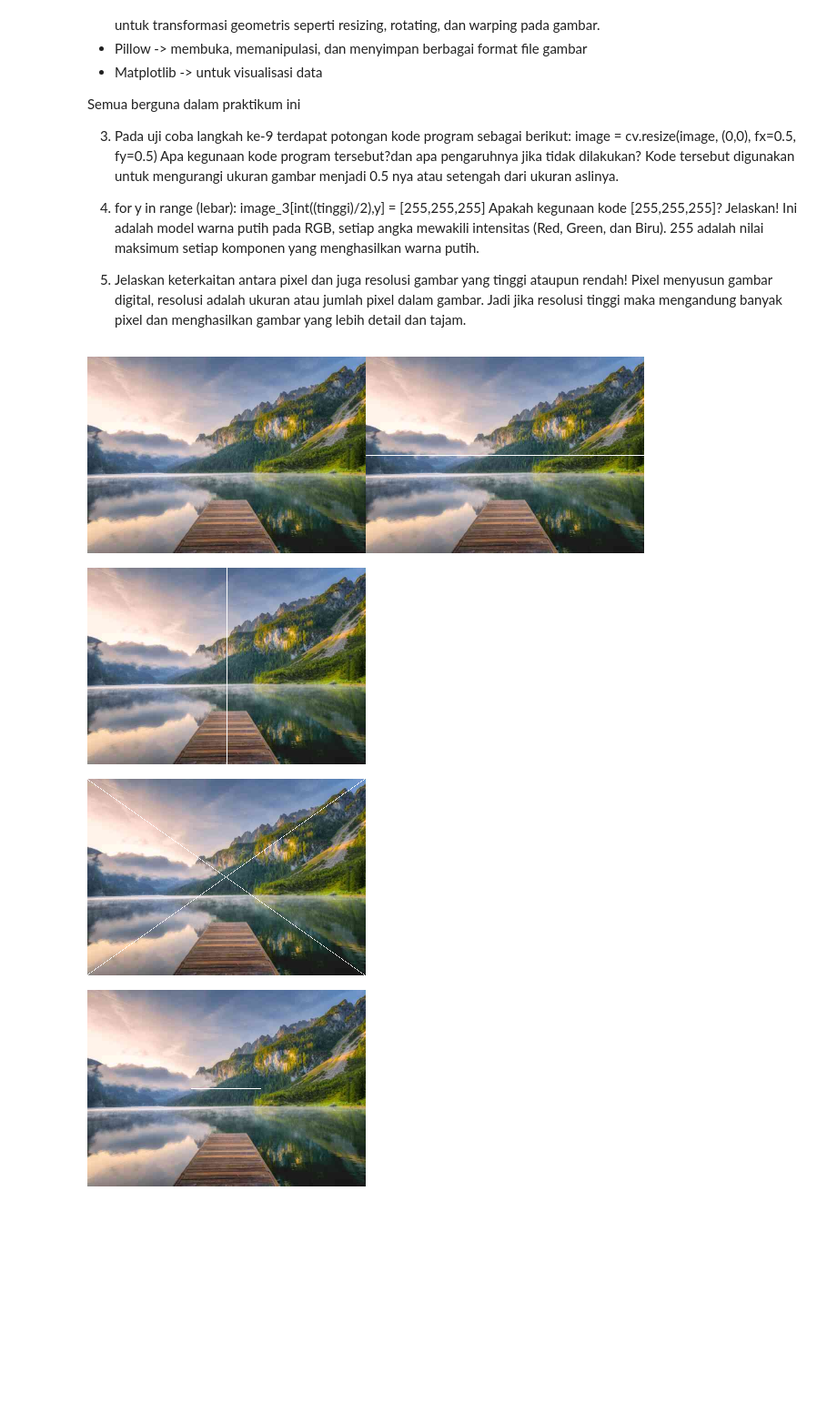
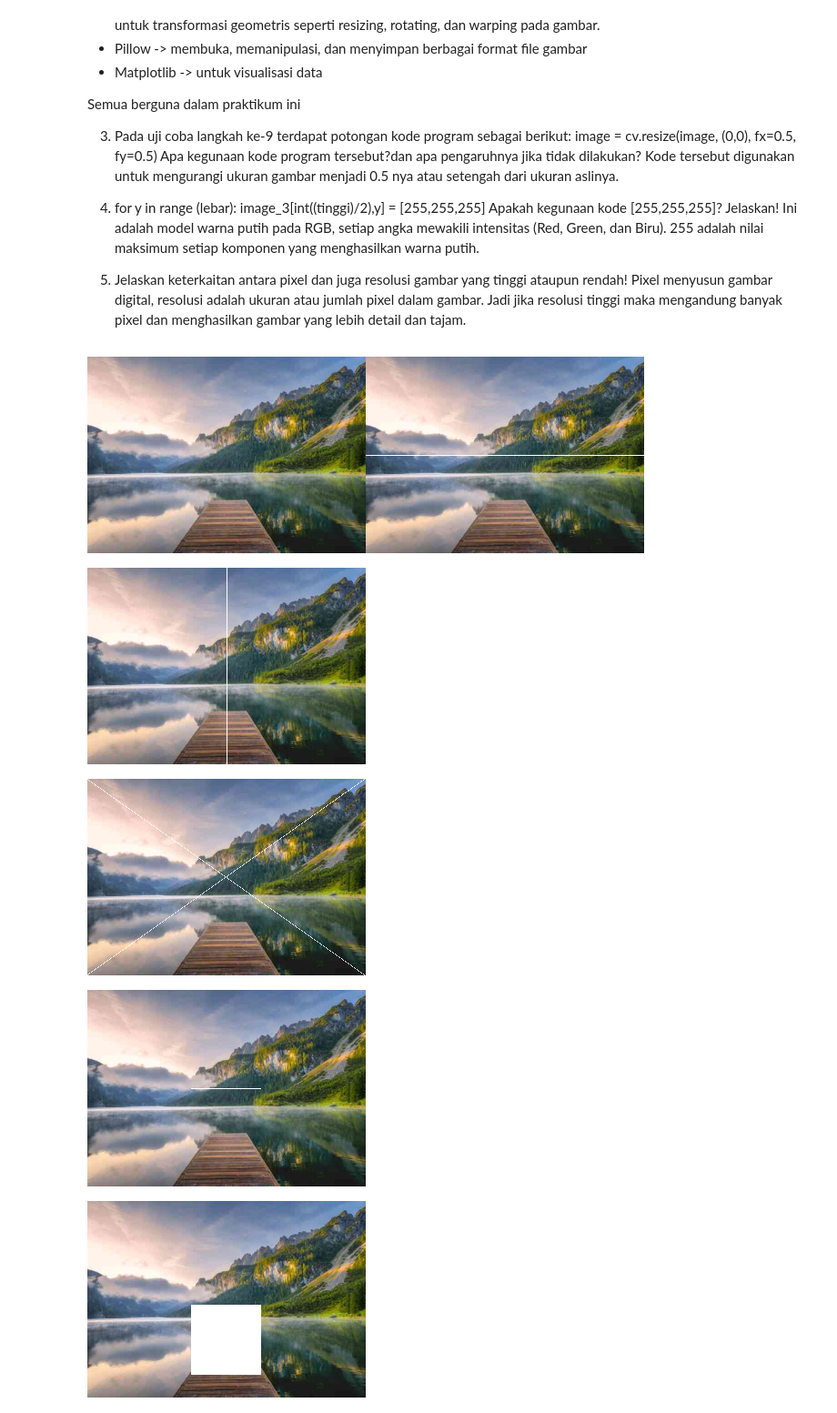
Before and after one commit to hunn99/PCVK_Ganjil_2024, a Jupyter notebook: Week1.ipynb, the cells around one changed output. Shown at 91% size. Cells and saved outputs as stored; diff of their text form; code cells hidden in the pictures; blank space fills up the shorter version.

Commit message:
tugas kumpulan pixel warna putih

```diff
--- a/Week1.ipynb
+++ b/Week1.ipynb
@@ -77,36 +77,51 @@ cv2_imshow(final_frame)
 
 image_4 = cv.cvtColor(image, cv.COLOR_BGR2RGB)
 #Buat garis vertikal
 for y in range (tinggi):
   image_4[y, int((lebar)/2)] = [255,255,255]
 cv2_imshow(image_4)
 
 image_5 = cv.cvtColor(image, cv.COLOR_BGR2RGB)
 #Buat garis diagonal
+# for y in range(tinggi):
+#   x = int(lebar/tinggi*y)
+#   image_5[y, x] = [255,255,255]
+
+# for y in range(tinggi):
+#   x = int((lebar/tinggi)*(tinggi-y-1))
+#   image_5[y, x] = [255,255,255]
+
+#Cara kedua digabung
 for y in range(tinggi):
-  x = int(lebar/tinggi*y)
-  image_5[y, x] = [255,255,255]
-
-for y in range(tinggi):
-  x = int((lebar/tinggi)*(tinggi-y-1))
-  image_5[y, x] = [255,255,255]
+  image_5[y, int(lebar/tinggi*y)] = [255,255,255]
+  image_5[y, int((lebar/tinggi)*(tinggi-y-1))] = [255,255,255]
 
 cv2_imshow(image_5)
 
 image_6 = cv.cvtColor(image, cv.COLOR_BGR2RGB)
 #Buat garis horizontal di tengah dengan panjang tertentu
 garis_tengah = tinggi/2
 panjang_garis = lebar/4
 
 titik_awal = (lebar - panjang_garis)/2
 titik_akhir = titik_awal + panjang_garis
 
 for y in range(int(titik_awal), int(titik_akhir)):
   image_6[int(garis_tengah), y] = [255,255,255]
 
 cv2_imshow(image_6)
+
+#Buat kumpulan pixel warna putih di sembarang tempat
+image_7 = cv.cvtColor(image, cv.COLOR_BGR2RGB)
+
+for y in range(int(titik_awal), int(titik_akhir)):
+  for x in range(int(titik_awal), int(titik_akhir)):
+    image_7[y,x]=[255,255,255]
+
+cv2_imshow(image_7)
 # %% [output]
 [figure]
 [figure]
 [figure]
 [figure]
+[figure, added]
```
